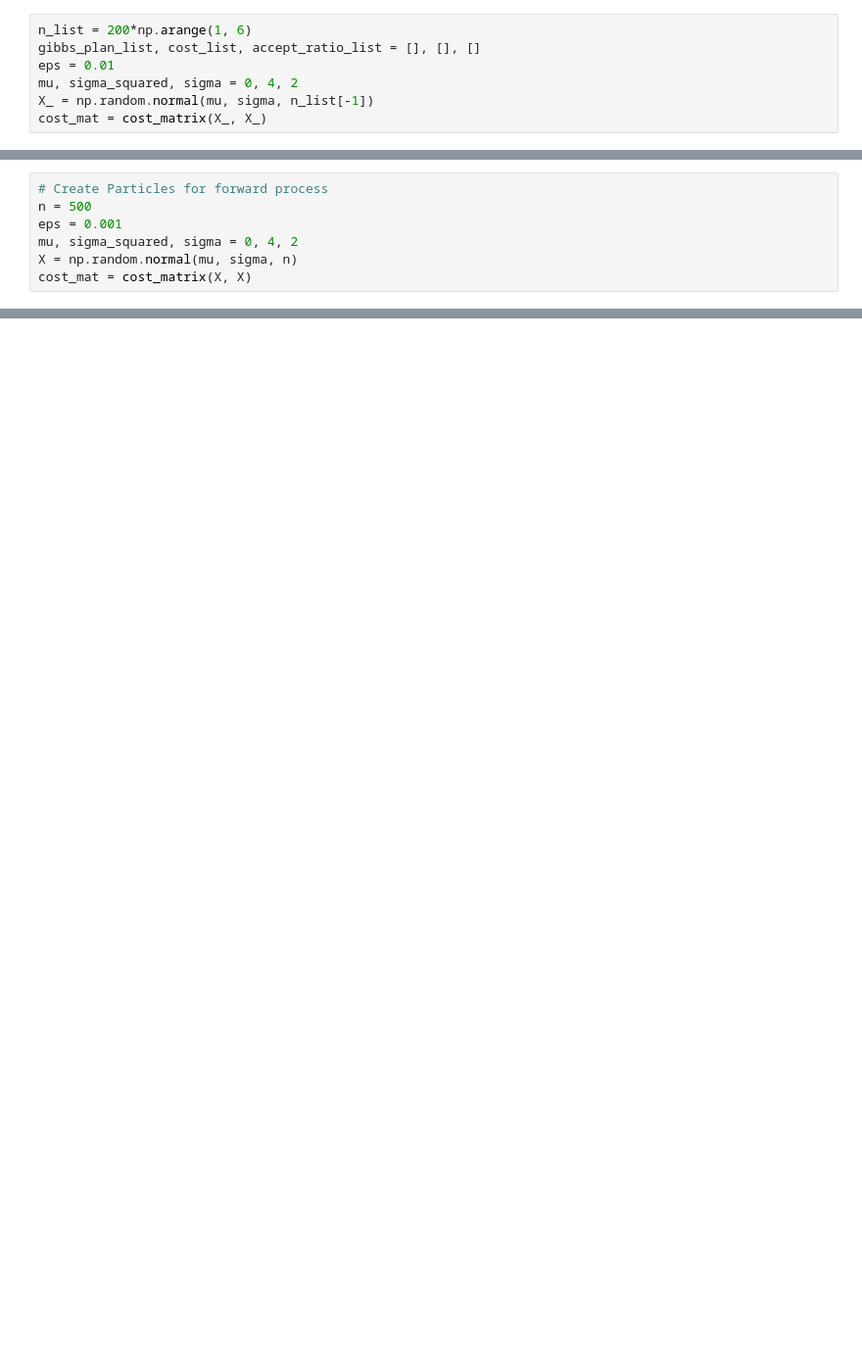
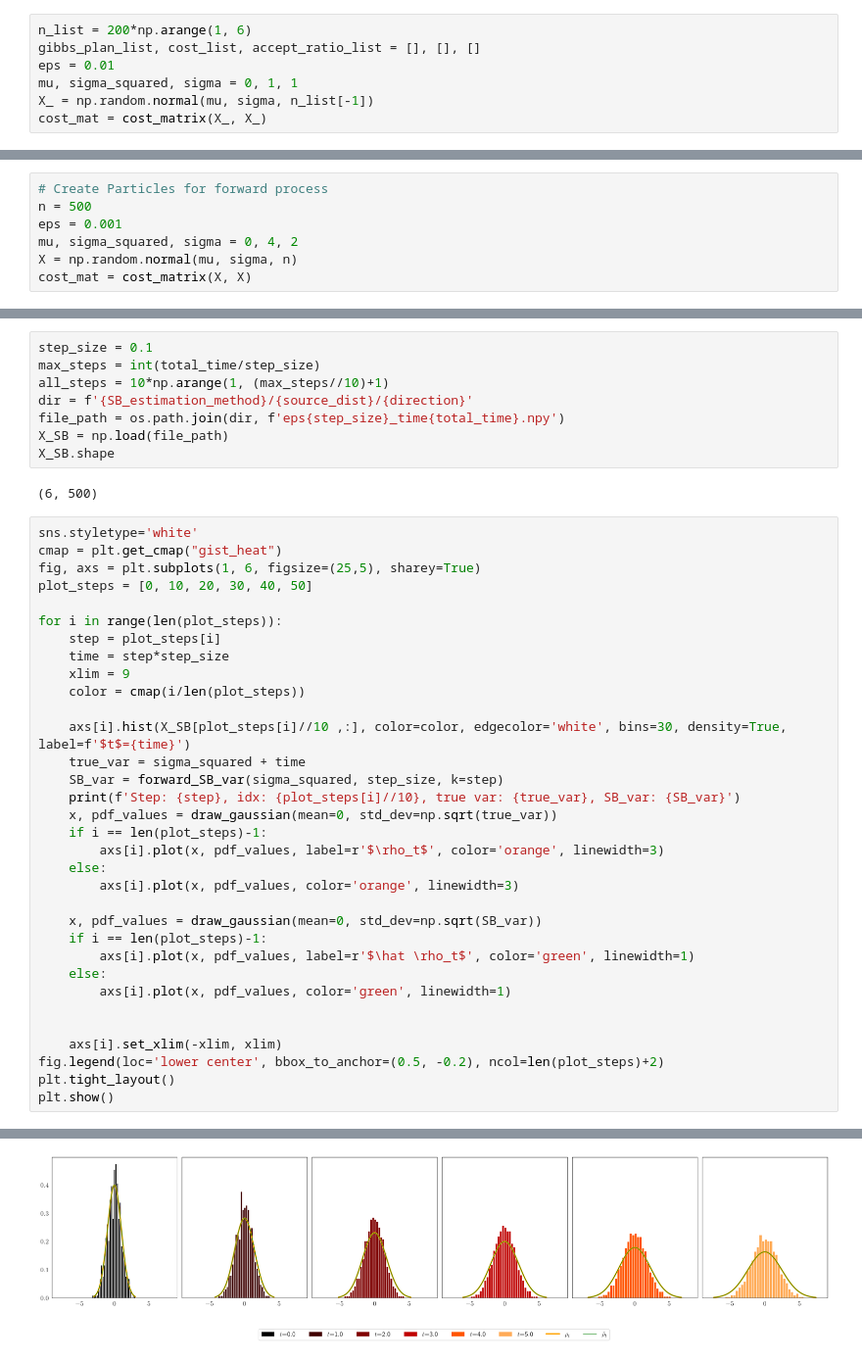
Before and after one commit to medhaaga/SchrodingerBridgeScheme, a Jupyter notebook: BP_scheme_Entropy.ipynb, the cells around one changed output, grey strips where cells are left out. Shown at 98% size. Saved outputs shown, nothing was run; the diff lists cells and outputs as text; blank space fills up the shorter version.

```diff
--- a/BP_scheme_Entropy.ipynb
+++ b/BP_scheme_Entropy.ipynb
@@ -35,6 +65,6 @@ $$\mathcal{F} = \frac{1}{2} Ent(\rho).$$
 n_list = 200*np.arange(1, 6)
 gibbs_plan_list, cost_list, accept_ratio_list = [], [], []
 eps = 0.01
-mu, sigma_squared, sigma = 0, 4, 2
+mu, sigma_squared, sigma = 0, 1, 1
 X_ = np.random.normal(mu, sigma, n_list[-1])
 cost_mat = cost_matrix(X_, X_)
@@ -396,0 +358,44 @@ First occurrence indices: [5, 6, 14, 4, 0]
+# %%
+step_size = 0.1
+max_steps = int(total_time/step_size)
+all_steps = 10*np.arange(1, (max_steps//10)+1)
+dir = f'{SB_estimation_method}/{source_dist}/{direction}'
+file_path = os.path.join(dir, f'eps{step_size}_time{total_time}.npy')
+X_SB = np.load(file_path)
+X_SB.shape
+# %% [output]
+(6, 500)
+# %%
+sns.styletype='white'
+cmap = plt.get_cmap("gist_heat")
+fig, axs = plt.subplots(1, 6, figsize=(25,5), sharey=True)
+plot_steps = [0, 10, 20, 30, 40, 50]
+
+for i in range(len(plot_steps)):
+    step = plot_steps[i]
+    time = step*step_size
+    xlim = 9
+    color = cmap(i/len(plot_steps))
+
+    axs[i].hist(X_SB[plot_steps[i]//10 ,:], color=color, edgecolor='white', bins=30, density=True, label=f'$t$={time}')
+    true_var = sigma_squared + time
+    SB_var = forward_SB_var(sigma_squared, step_size, k=step)
+    print(f'Step: {step}, idx: {plot_steps[i]//10}, true var: {true_var}, SB_var: {SB_var}')
+    x, pdf_values = draw_gaussian(mean=0, std_dev=np.sqrt(true_var))
+    if i == len(plot_steps)-1:
+        axs[i].plot(x, pdf_values, label=r'$\rho_t$', color='orange', linewidth=3)
+    else:
+        axs[i].plot(x, pdf_values, color='orange', linewidth=3)
+
+    x, pdf_values = draw_gaussian(mean=0, std_dev=np.sqrt(SB_var))
+    if i == len(plot_steps)-1:
+        axs[i].plot(x, pdf_values, label=r'$\hat \rho_t$', color='green', linewidth=1)
+    else:
+        axs[i].plot(x, pdf_values, color='green', linewidth=1)
+
+
+    axs[i].set_xlim(-xlim, xlim)
+fig.legend(loc='lower center', bbox_to_anchor=(0.5, -0.2), ncol=len(plot_steps)+2)
+plt.tight_layout()
+plt.show()
+# %% [output]
@@ -396,0 +408 @@ First occurrence indices: [5, 6, 14, 4, 0]
+[figure, added]
```
Also changed, not shown: parts of 61 cells of this notebook, 4 other files.
